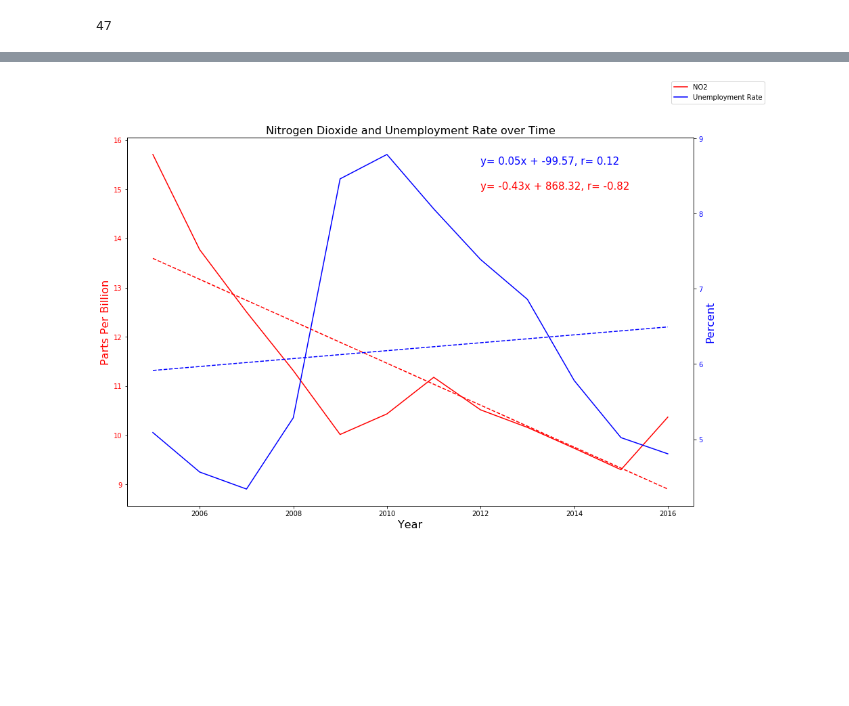
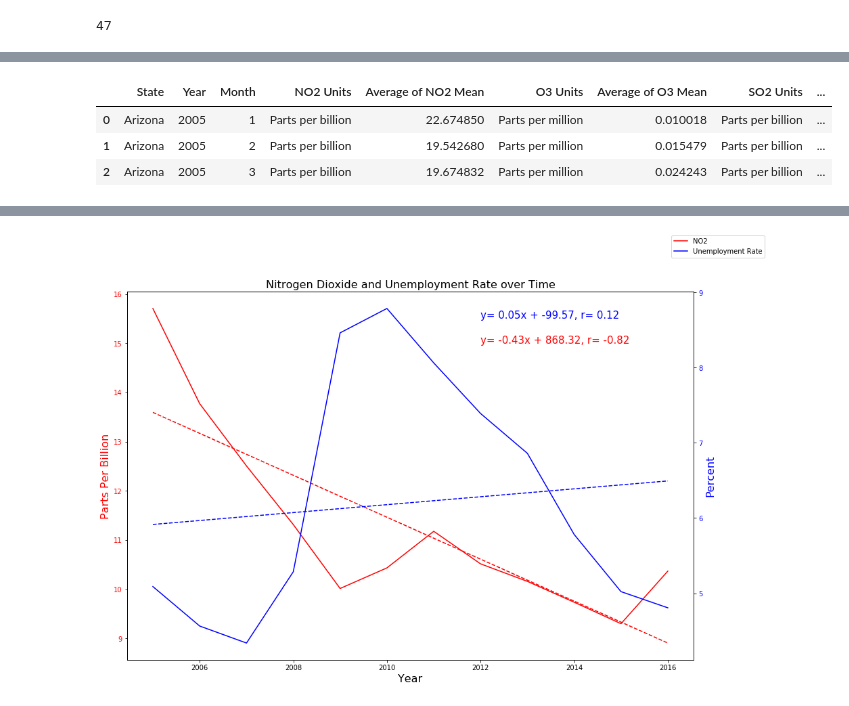
Before and after one commit to AshRC17/Project-1, a Jupyter notebook: Unemployment and Pollutant Charts.ipynb, the cells around one changed output, grey strips where cells are left out. Cells and saved outputs as stored; diff of their text form; code cells hidden in the pictures; blank space fills up the shorter version.

```diff
--- a/Unemployment and Pollutant Charts.ipynb
+++ b/Unemployment and Pollutant Charts.ipynb
@@ -49 +31,11 @@ pollutant_df3
+# %%
+#got rid of States that do not date back to 2005
+states_df = pollutant_df2.loc[pollutant_df2['Year'] == 2005].reset_index()
+pollutant_df3 = pollutant_df2[pollutant_df2.State.isin(states_df['State'])]
+pollutant_df3.head(3)
+# %% [output]
+|  | State | Year | Month | NO2 Units | Average of NO2 Mean | O3 Units | Average of O3 Mean | SO2 Units | ... |
+| 0 | Arizona | 2005 | 1 | Parts per billion | 22.674850 | Parts per million | 0.010018 | Parts per billion | ... |
+| 1 | Arizona | 2005 | 2 | Parts per billion | 19.542680 | Parts per million | 0.015479 | Parts per billion | ... |
+| 2 | Arizona | 2005 | 3 | Parts per billion | 19.674832 | Parts per million | 0.024243 | Parts per billion | ... |
 # %%
```
Also changed, not shown: parts of 7 cells of this notebook.
